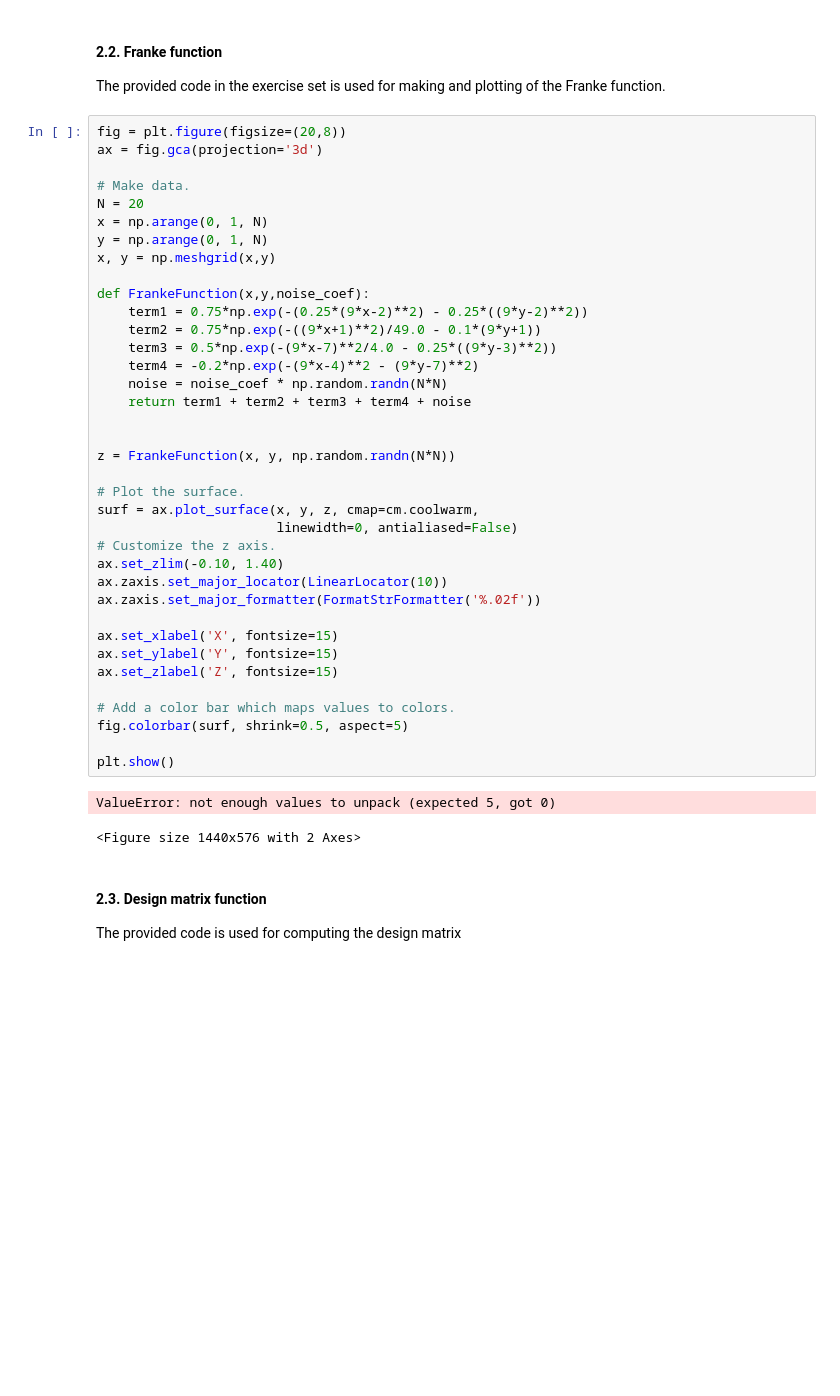
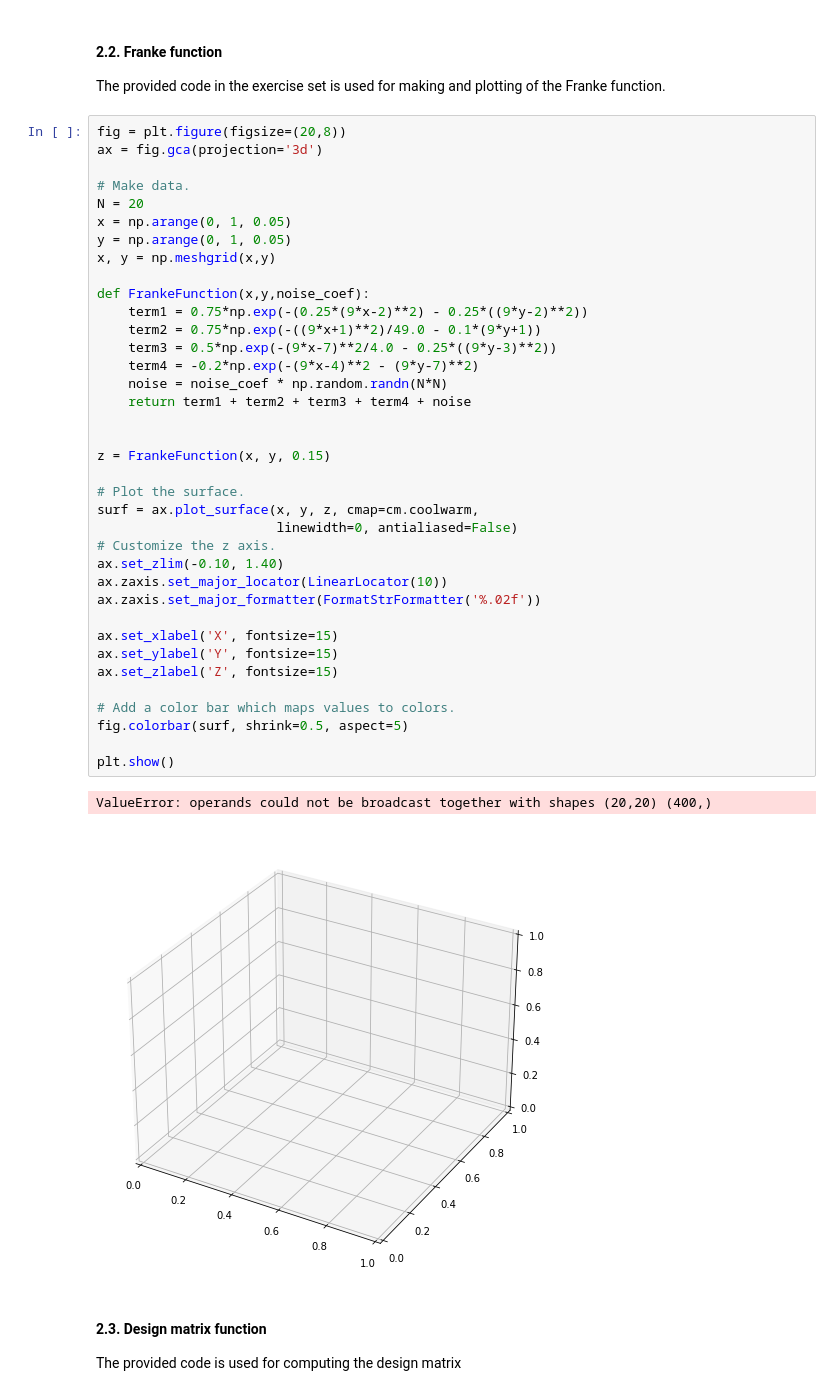
Before and after one commit to jornmarh/fys-stk4155, a Jupyter notebook: project1/project1-ad.ipynb, the cells around one changed output. Cells and saved outputs as stored; diff of their text form; blank space fills up the shorter version.

```diff
--- a/project1/project1-ad.ipynb
+++ b/project1/project1-ad.ipynb
@@ -67,40 +67,40 @@ ax = fig.gca(projection='3d')
 
 # Make data.
 N = 20
-x = np.arange(0, 1, N)
-y = np.arange(0, 1, N)
+x = np.arange(0, 1, 0.05)
+y = np.arange(0, 1, 0.05)
 x, y = np.meshgrid(x,y)
 
 def FrankeFunction(x,y,noise_coef):
     term1 = 0.75*np.exp(-(0.25*(9*x-2)**2) - 0.25*((9*y-2)**2))
     term2 = 0.75*np.exp(-((9*x+1)**2)/49.0 - 0.1*(9*y+1))
     term3 = 0.5*np.exp(-(9*x-7)**2/4.0 - 0.25*((9*y-3)**2))
     term4 = -0.2*np.exp(-(9*x-4)**2 - (9*y-7)**2)
     noise = noise_coef * np.random.randn(N*N)
     return term1 + term2 + term3 + term4 + noise
 
 
-z = FrankeFunction(x, y, np.random.randn(N*N))
+z = FrankeFunction(x, y, 0.15)
 
 # Plot the surface.
 surf = ax.plot_surface(x, y, z, cmap=cm.coolwarm,
                        linewidth=0, antialiased=False)
 # Customize the z axis.
 ax.set_zlim(-0.10, 1.40)
 ax.zaxis.set_major_locator(LinearLocator(10))
 ax.zaxis.set_major_formatter(FormatStrFormatter('%.02f'))
 
 ax.set_xlabel('X', fontsize=15)
 ax.set_ylabel('Y', fontsize=15)
 ax.set_zlabel('Z', fontsize=15)
 
 # Add a color bar which maps values to colors.
 fig.colorbar(surf, shrink=0.5, aspect=5)
 
 plt.show()
 # %% [output]
-ValueError: not enough values to unpack (expected 5, got 0)
+ValueError: operands could not be broadcast together with shapes (20,20) (400,)
-<Figure size 1440x576 with 2 Axes>
+[figure, added]
 # %% [markdown]
 #### 2.3. Design matrix function <a class="anchor" id="Xfunction"></a>
 
```
Also changed, not shown: parts of 8 cells of this notebook.
